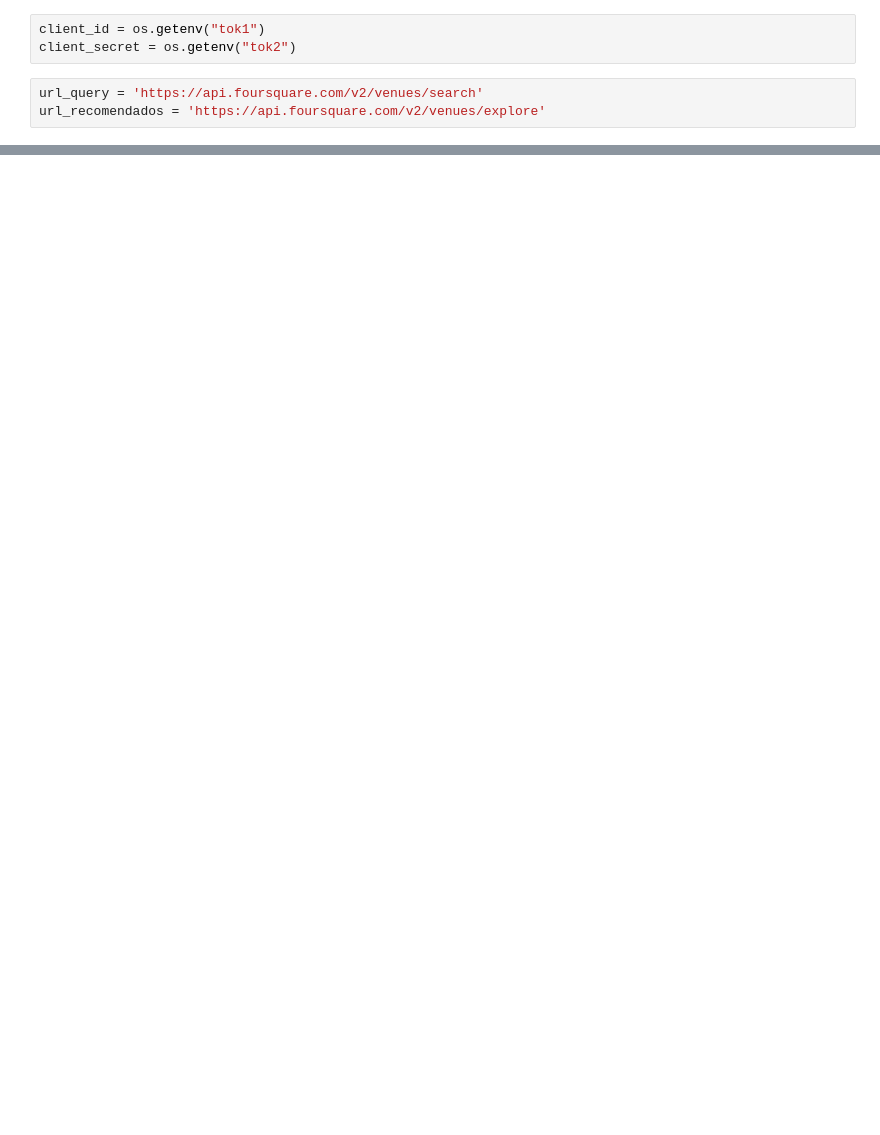
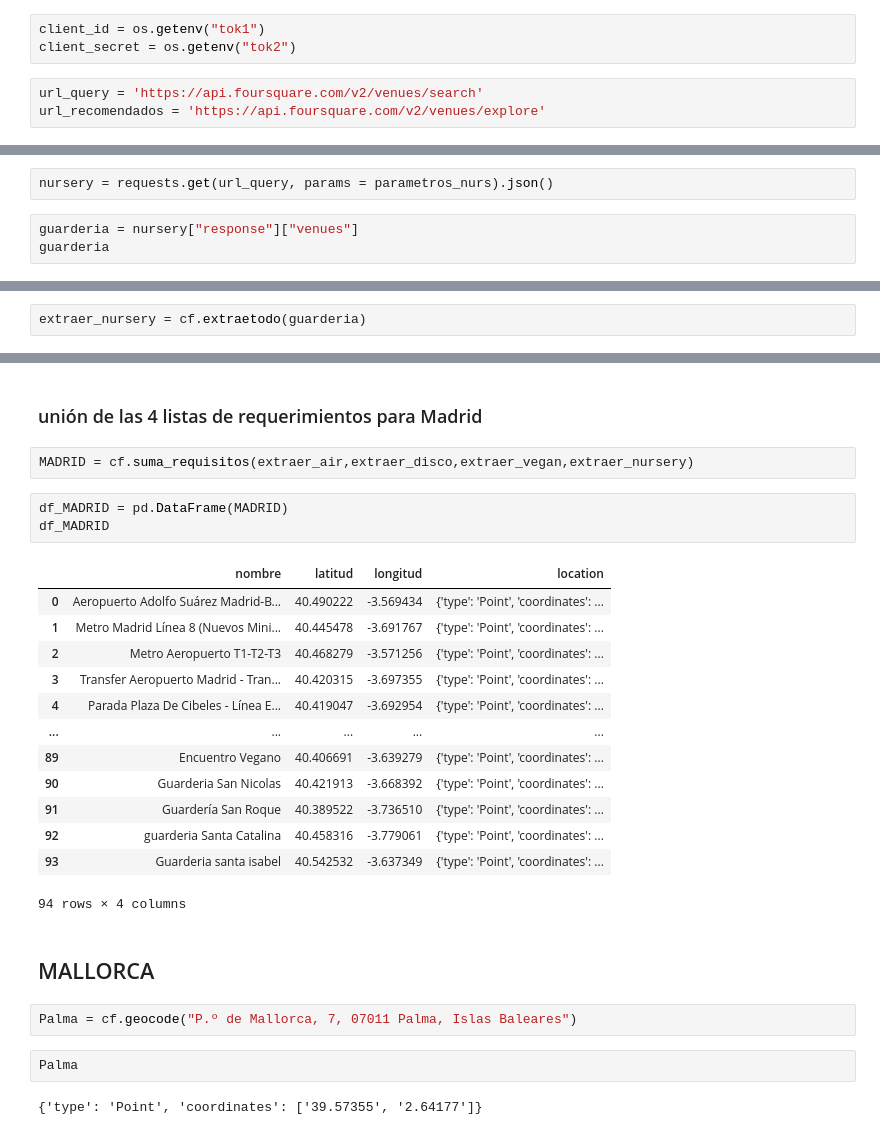
Before and after one commit to Beapsp/Geospatial-data-project, a Jupyter notebook: notebook/Untitled.ipynb, the cells around one changed output, grey strips where cells are left out. Saved outputs shown, nothing was run; the diff lists cells and outputs as text; blank space fills up the shorter version.

```diff
--- a/notebook/Untitled.ipynb
+++ b/notebook/Untitled.ipynb
@@ -32,0 +280,5 @@ parametros = {
+# %%
+nursery = requests.get(url_query, params = parametros_nurs).json()
+# %%
+guarderia = nursery["response"]["venues"]
+guarderia
@@ -32,0 +303,2 @@ parametros = {
+# %%
+extraer_nursery = cf.extraetodo(guarderia)
@@ -32,0 +314,29 @@ parametros = {
+# %% [markdown]
+### unión de las 4 listas de requerimientos para Madrid
+# %%
+MADRID = cf.suma_requisitos(extraer_air,extraer_disco,extraer_vegan,extraer_nursery)
+# %%
+df_MADRID = pd.DataFrame(MADRID)
+df_MADRID
+# %% [output]
+|  | nombre | latitud | longitud | location |
+| 0 | Aeropuerto Adolfo Suárez Madrid-B... | 40.490222 | -3.569434 | {'type': 'Point', 'coordinates': ... |
+| 1 | Metro Madrid Línea 8 (Nuevos Mini... | 40.445478 | -3.691767 | {'type': 'Point', 'coordinates': ... |
+| 2 | Metro Aeropuerto T1-T2-T3 | 40.468279 | -3.571256 | {'type': 'Point', 'coordinates': ... |
+| 3 | Transfer Aeropuerto Madrid - Tran... | 40.420315 | -3.697355 | {'type': 'Point', 'coordinates': ... |
+| 4 | Parada Plaza De Cibeles - Línea E... | 40.419047 | -3.692954 | {'type': 'Point', 'coordinates': ... |
+| ... | ... | ... | ... | ... |
+| 89 | Encuentro Vegano | 40.406691 | -3.639279 | {'type': 'Point', 'coordinates': ... |
+| 90 | Guarderia San Nicolas | 40.421913 | -3.668392 | {'type': 'Point', 'coordinates': ... |
+| 91 | Guardería San Roque | 40.389522 | -3.736510 | {'type': 'Point', 'coordinates': ... |
+| 92 | guarderia Santa Catalina | 40.458316 | -3.779061 | {'type': 'Point', 'coordinates': ... |
+| 93 | Guarderia santa isabel | 40.542532 | -3.637349 | {'type': 'Point', 'coordinates': ... |
+94 rows × 4 columns
+# %% [markdown]
+## MALLORCA
+# %%
+Palma = cf.geocode("P.º de Mallorca, 7, 07011 Palma, Islas Baleares")
+# %%
+Palma
+# %% [output]
+{'type': 'Point', 'coordinates': ['39.57355', '2.64177']}
```
Also changed, not shown: parts of 50 cells of this notebook, 2 other files.
